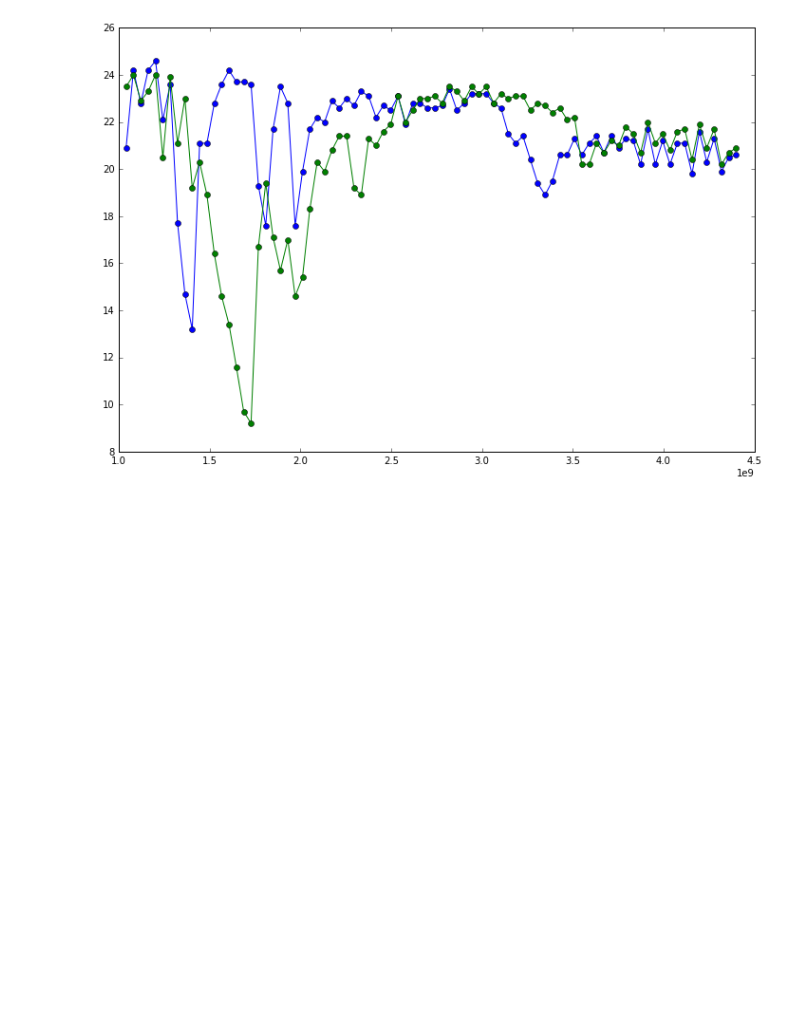
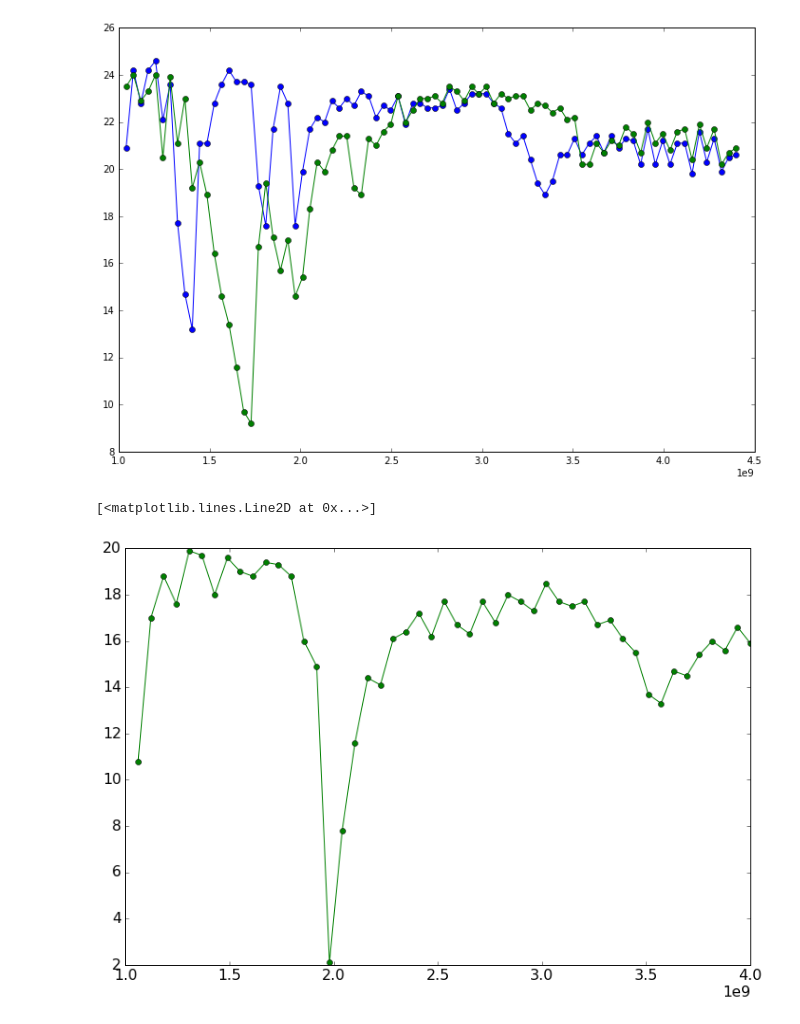
Before and after one commit to nsteins/MNP-analysis, a Jupyter notebook: CPW transmissions.ipynb, the cells around one changed output. Saved outputs shown, nothing was run; the diff lists cells and outputs as text; code cells hidden in the pictures; blank space fills up the shorter version.

```diff
--- a/CPW transmissions.ipynb
+++ b/CPW transmissions.ipynb
@@ -66,3 +66,9 @@ plt.plot(p7[:,1],24+p7[:,2],'go-')
 # %% [output]
 [<matplotlib.lines.Line2D at 0x...>]
 [figure]
+# %%
+p7 = np.loadtxt(r'C:\Users\Ouyang Group\Documents\Data\12-16-16\MNP 11-3-B on CPW transmission')
+plt.plot(p7[:,1],24+p7[:,2],'go-')
+# %% [output]
+[<matplotlib.lines.Line2D at 0x...>]
+[figure, added]
```
Also changed, not shown: parts of 1 cell of this notebook, 7 other files.
